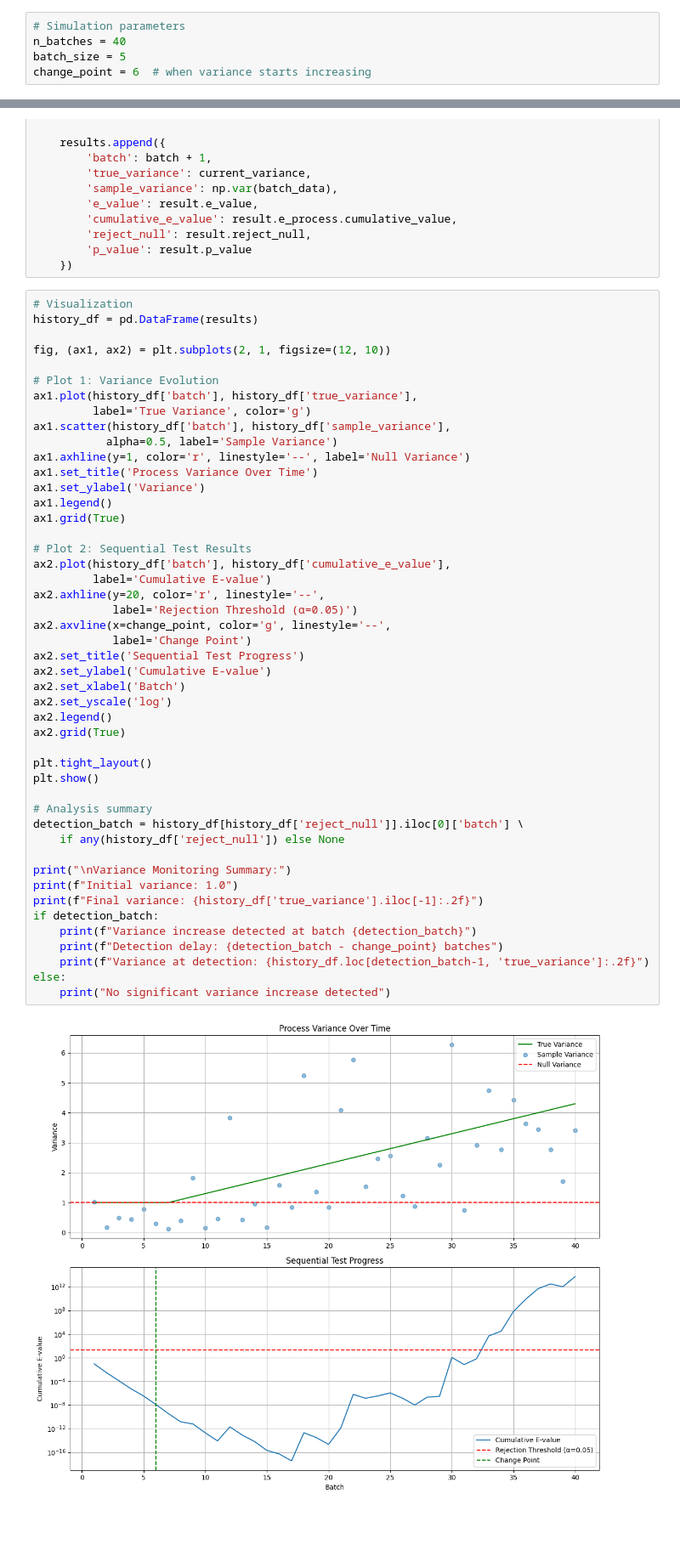
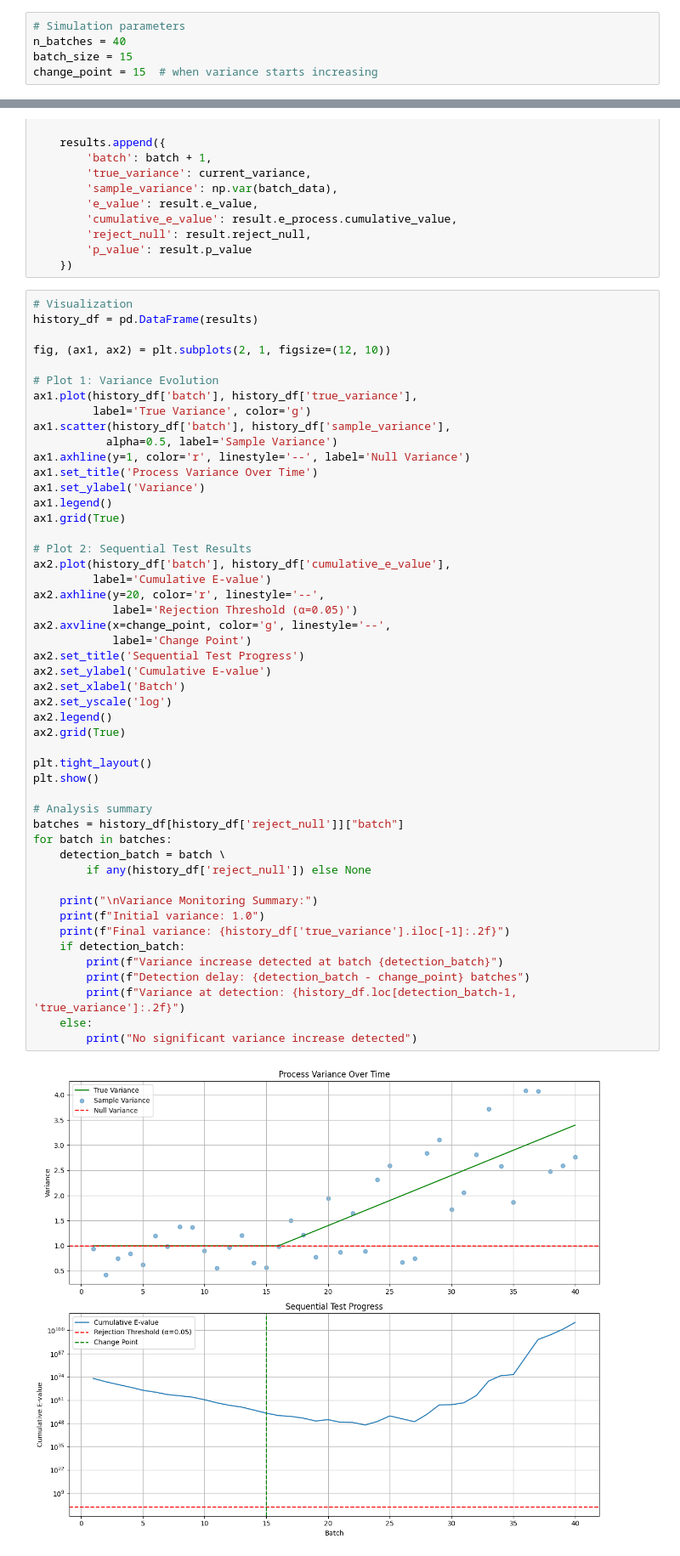
Before and after one commit to jakorostami/expectation, a Jupyter notebook: examples/variance-monitoring.ipynb, the cells around one changed output, grey strips where cells are left out. Shown: that part at 85% size. Saved outputs shown, nothing was run; the diff lists cells and outputs as text; blank space fills up the shorter version.

```diff
--- a/examples/variance-monitoring.ipynb
+++ b/examples/variance-monitoring.ipynb
@@ -15,8 +15,8 @@ variance_test = SequentialTest(
 # %%
 # Simulation parameters
 n_batches = 40
-batch_size = 5
-change_point = 6  # when variance starts increasing
+batch_size = 15
+change_point = 15  # when variance starts increasing
 # %%
 results = []
 batch_variances = []
@@ -55,44 +55,46 @@ fig, (ax1, ax2) = plt.subplots(2, 1, figsize=(12, 10))
 ax1.plot(history_df['batch'], history_df['true_variance'],
          label='True Variance', color='g')
 ax1.scatter(history_df['batch'], history_df['sample_variance'],
            alpha=0.5, label='Sample Variance')
 ax1.axhline(y=1, color='r', linestyle='--', label='Null Variance')
 ax1.set_title('Process Variance Over Time')
 ax1.set_ylabel('Variance')
 ax1.legend()
 ax1.grid(True)
 
 # Plot 2: Sequential Test Results
 ax2.plot(history_df['batch'], history_df['cumulative_e_value'],
          label='Cumulative E-value')
 ax2.axhline(y=20, color='r', linestyle='--',
             label='Rejection Threshold (α=0.05)')
 ax2.axvline(x=change_point, color='g', linestyle='--',
             label='Change Point')
 ax2.set_title('Sequential Test Progress')
 ax2.set_ylabel('Cumulative E-value')
 ax2.set_xlabel('Batch')
 ax2.set_yscale('log')
 ax2.legend()
 ax2.grid(True)
 
 plt.tight_layout()
 plt.show()
 
 # Analysis summary
-detection_batch = history_df[history_df['reject_null']].iloc[0]['batch'] \
-    if any(history_df['reject_null']) else None
+batches = history_df[history_df['reject_null']]["batch"]
+for batch in batches:
+    detection_batch = batch \
+        if any(history_df['reject_null']) else None
 
-print("\nVariance Monitoring Summary:")
-print(f"Initial variance: 1.0")
-print(f"Final variance: {history_df['true_variance'].iloc[-1]:.2f}")
-if detection_batch:
-    print(f"Variance increase detected at batch {detection_batch}")
-    print(f"Detection delay: {detection_batch - change_point} batches")
-    print(f"Variance at detection: {history_df.loc[detection_batch-1, 'true_variance']:.2f}")
-else:
-    print("No significant variance increase detected")
+    print("\nVariance Monitoring Summary:")
+    print(f"Initial variance: 1.0")
+    print(f"Final variance: {history_df['true_variance'].iloc[-1]:.2f}")
+    if detection_batch:
+        print(f"Variance increase detected at batch {detection_batch}")
+        print(f"Detection delay: {detection_batch - change_point} batches")
+        print(f"Variance at detection: {history_df.loc[detection_batch-1, 'true_variance']:.2f}")
+    else:
+        print("No significant variance increase detected")
 # %% [output]
-[figure, old version]
+[figure, new version]
 Variance Monitoring Summary:
 Initial variance: 1.0
```
Also changed, not shown: parts of 2 cells of this notebook, 4 other files.
